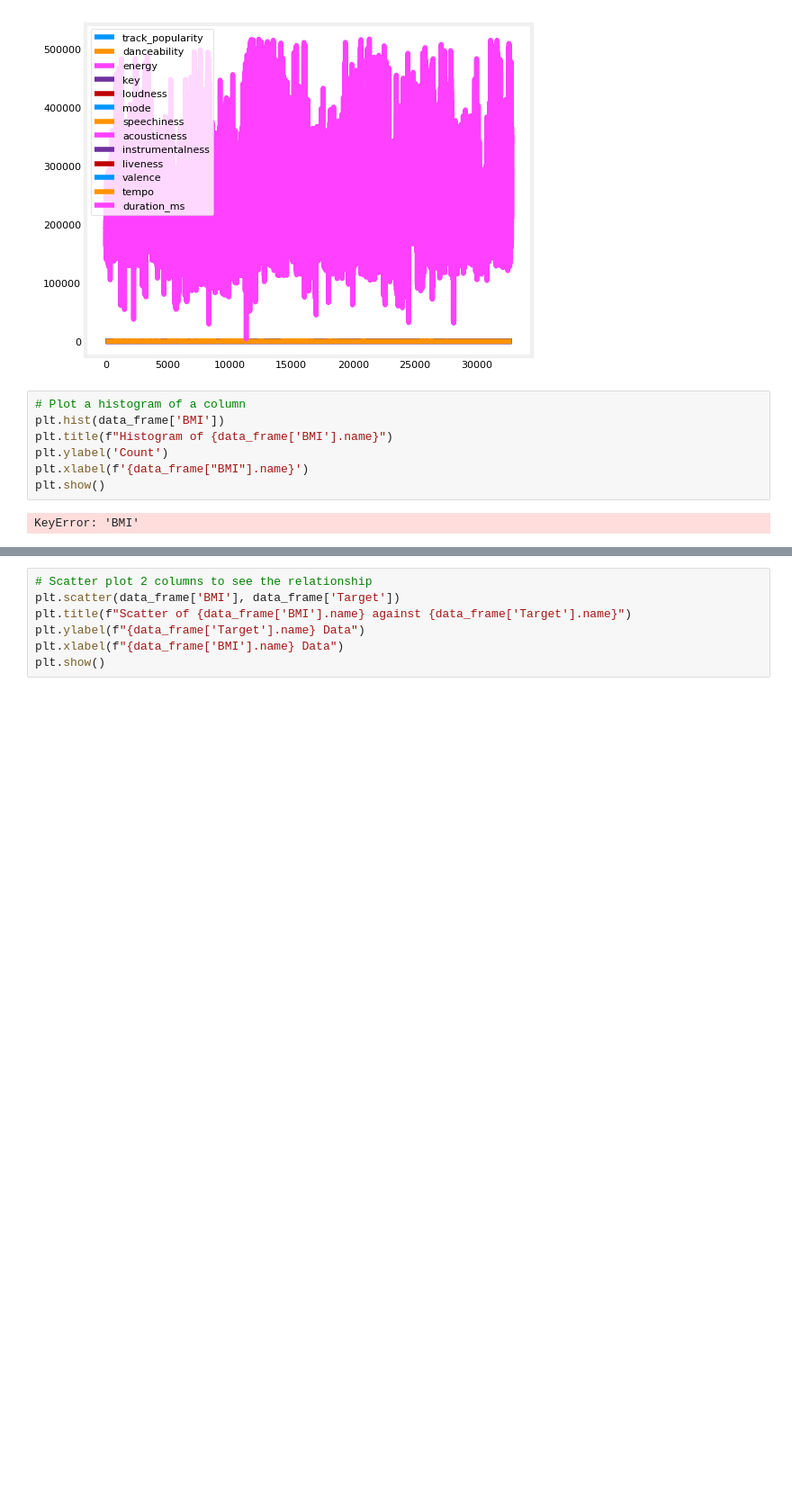
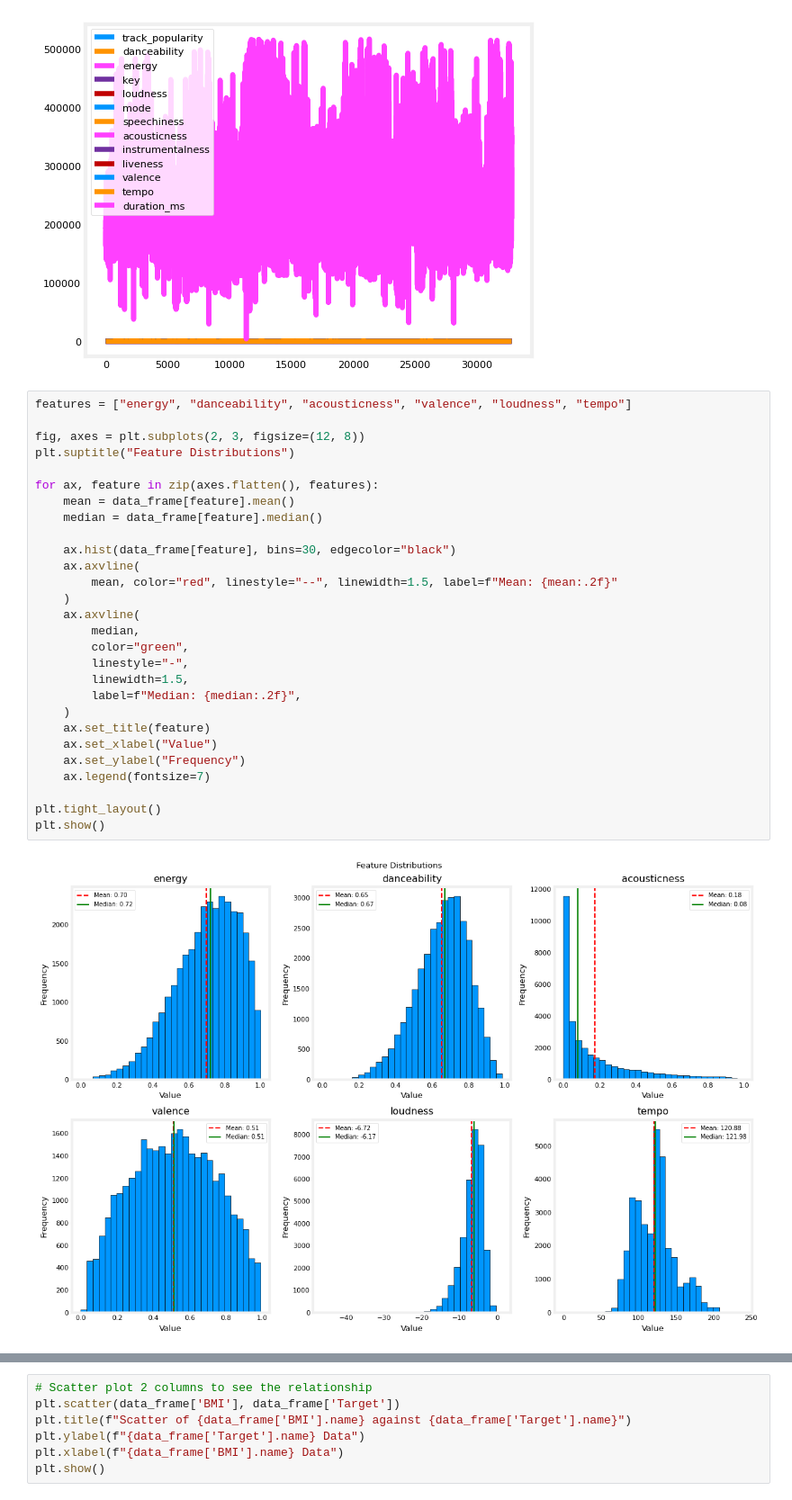
Before and after one commit to TempeHS/2026SE_MLOPSTask_Xavier.P, a Jupyter notebook: 2.Model_Development/2.1.Data_Wrangling/2.1.1.data_preview.ipynb, the cells around one changed output, grey strips where cells are left out. Shown at 90% size. Drawn from its saved outputs; the diff is of its cells as text; blank space fills up the shorter version.

Commit message:
wip graphs

```diff
--- a/2.Model_Development/2.1.Data_Wrangling/2.1.1.data_preview.ipynb
+++ b/2.Model_Development/2.1.Data_Wrangling/2.1.1.data_preview.ipynb
@@ -120,12 +120,33 @@ data_frame.plot()
 # %% [output]
 <Axes: >
 [figure]
-# %%
-# Plot a histogram of a column
-plt.hist(data_frame['BMI'])
-plt.title(f"Histogram of {data_frame['BMI'].name}")
-plt.ylabel('Count')
-plt.xlabel(f'{data_frame["BMI"].name}')
-plt.show()
-# %% [output]
-KeyError: 'BMI'
+# %%
+features = ["energy", "danceability", "acousticness", "valence", "loudness", "tempo"]
+
+fig, axes = plt.subplots(2, 3, figsize=(12, 8))
+plt.suptitle("Feature Distributions")
+
+for ax, feature in zip(axes.flatten(), features):
+    mean = data_frame[feature].mean()
+    median = data_frame[feature].median()
+
+    ax.hist(data_frame[feature], bins=30, edgecolor="black")
+    ax.axvline(
+        mean, color="red", linestyle="--", linewidth=1.5, label=f"Mean: {mean:.2f}"
+    )
+    ax.axvline(
+        median,
+        color="green",
+        linestyle="-",
+        linewidth=1.5,
+        label=f"Median: {median:.2f}",
+    )
+    ax.set_title(feature)
+    ax.set_xlabel("Value")
+    ax.set_ylabel("Frequency")
+    ax.legend(fontsize=7)
+
+plt.tight_layout()
+plt.show()
+# %% [output]
+[figure, added]
```
Also changed, not shown: parts of 1 cell of this notebook, 5 other files.
